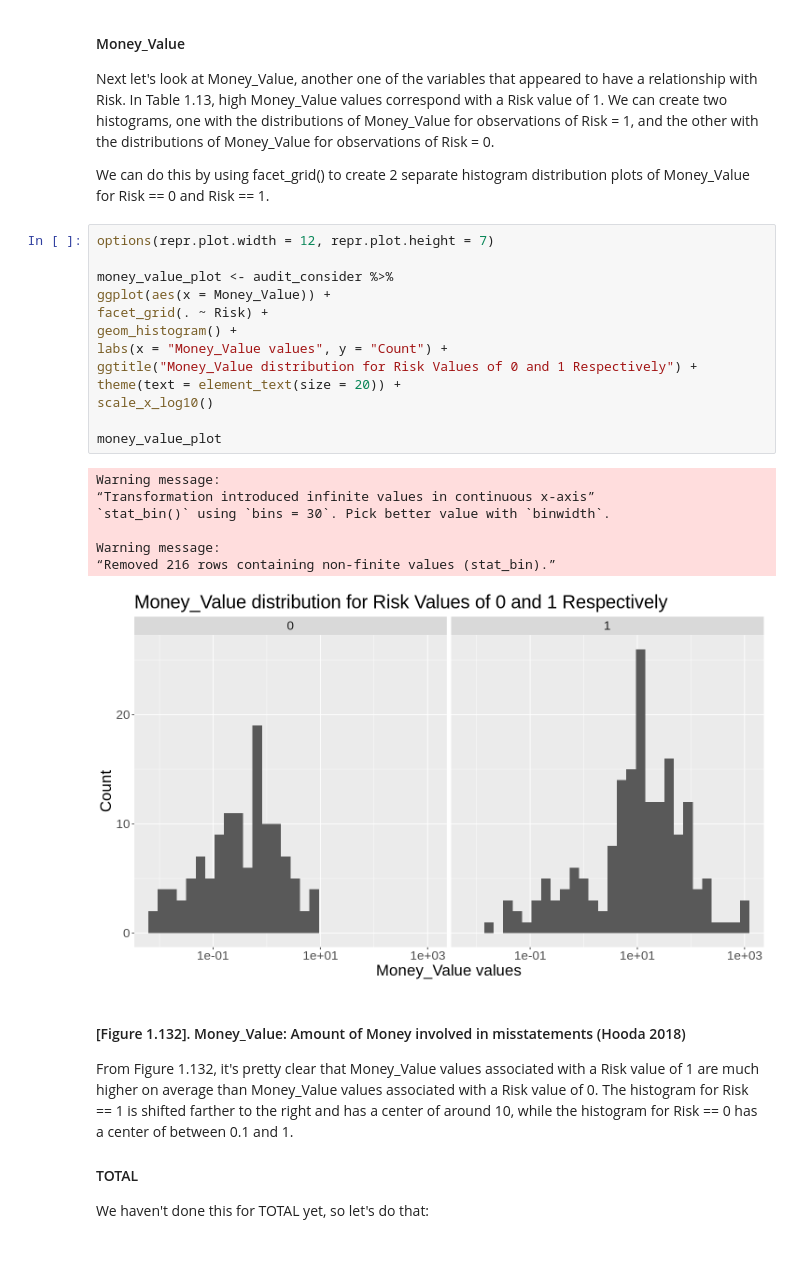
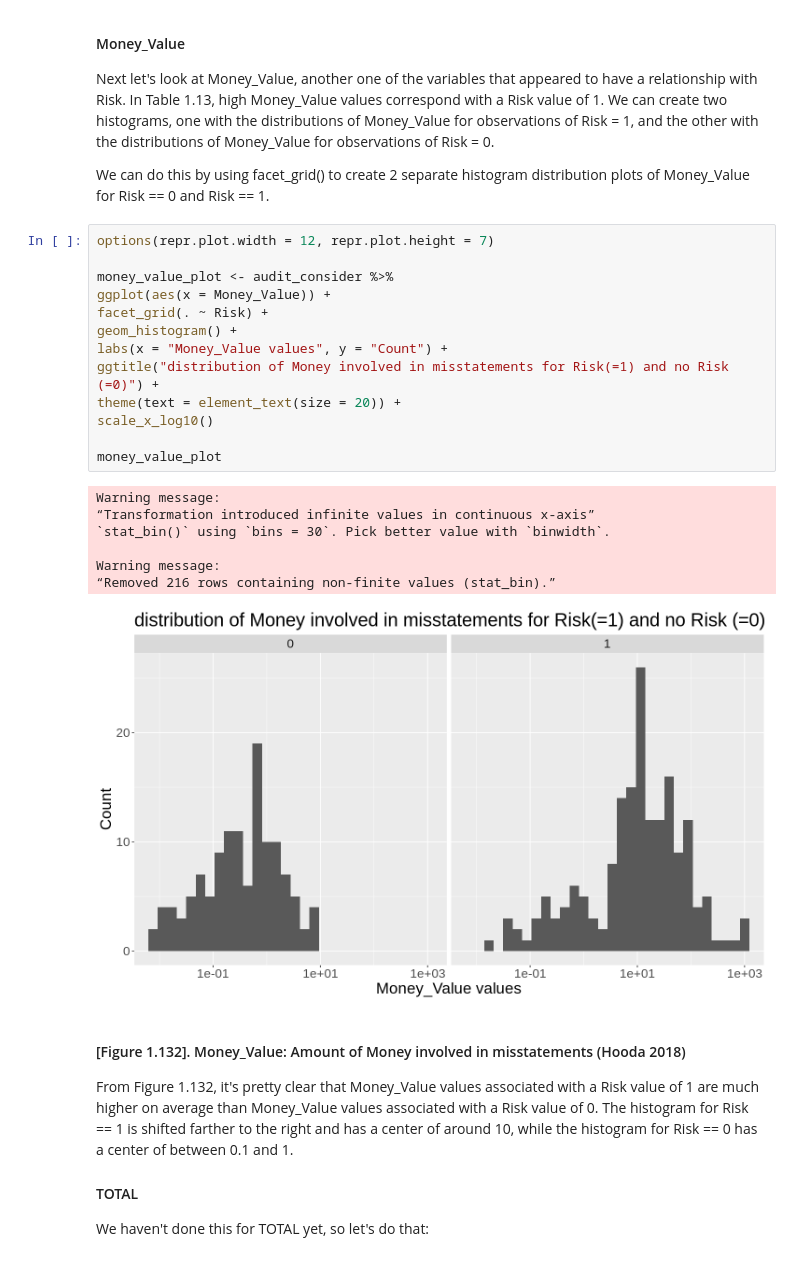
Before and after one commit to stevenning203/dsci100_group_proposal, a Jupyter notebook: report.ipynb, the cells around one changed output. Drawn from its saved outputs; the diff is of its cells as text.

```diff
--- a/report.ipynb
+++ b/report.ipynb
@@ -202,24 +199,24 @@ We can do this by using facet_grid() to create 2 separate histogram distribution
 # %%
 options(repr.plot.width = 12, repr.plot.height = 7)
 
 money_value_plot <- audit_consider %>%
 ggplot(aes(x = Money_Value)) +
 facet_grid(. ~ Risk) +
 geom_histogram() +
 labs(x = "Money_Value values", y = "Count") +
-ggtitle("Money_Value distribution for Risk Values of 0 and 1 Respectively") +
+ggtitle("distribution of Money involved in misstatements for Risk(=1) and no Risk (=0)") +
 theme(text = element_text(size = 20)) +
 scale_x_log10()
 
 money_value_plot
 # %% [output]
 Warning message:
 “Transformation introduced infinite values in continuous x-axis”
 `stat_bin()` using `bins = 30`. Pick better value with `binwidth`.
 
 Warning message:
 “Removed 216 rows containing non-finite values (stat_bin).”
-[figure, old version]
+[figure, new version]
 # %% [markdown]
 #### [Figure 1.132]. Money_Value: Amount of Money involved in misstatements (Hooda 2018)
 
```
Also changed, not shown: parts of 13 cells of this notebook.
